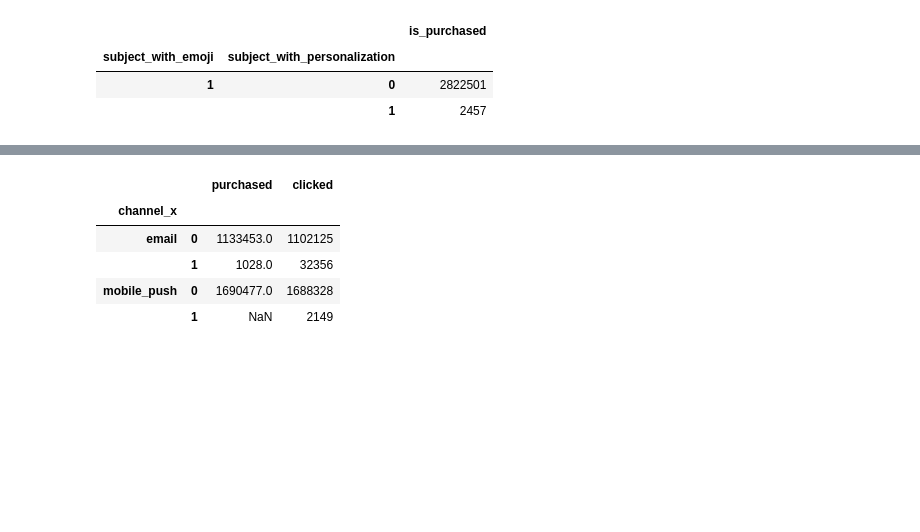
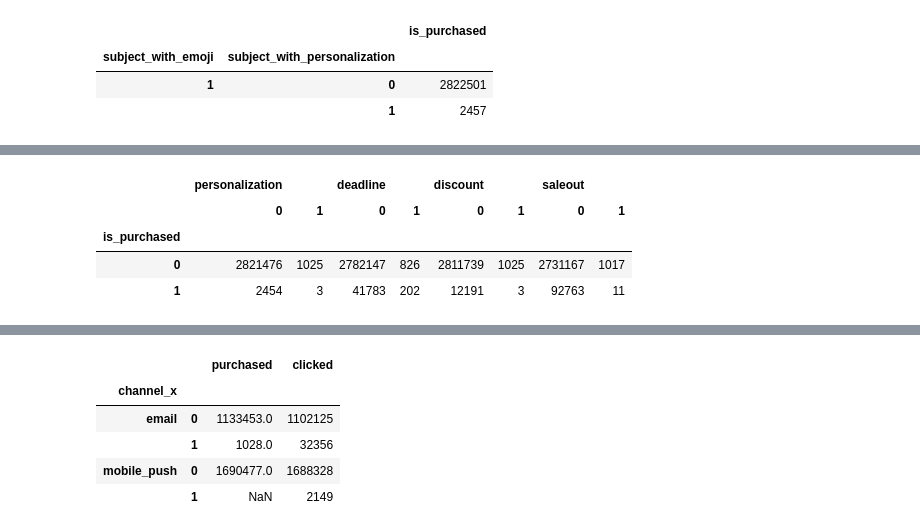
Before and after one commit to miguelsadorra14/DataWrangling, a Jupyter notebook: project.ipynb, the cells around one changed output, grey strips where cells are left out. Cells and saved outputs as stored; diff of their text form; code cells hidden in the pictures; blank space fills up the shorter version.

```diff
--- a/project.ipynb
+++ b/project.ipynb
@@ -191,31 +211,10 @@ pd.pivot_table(merged_df,
 # %%
 personalization = merged_df.groupby('subject_with_personalization')['is_purchased'].value_counts()
-
 deadline = merged_df.groupby("subject_with_deadline")['is_purchased'].value_counts()
-
-# can remove since every row has an emoji
-emoji = merged_df.groupby("subject_with_emoji")['is_purchased'].value_counts()
-
-# can remove since none have bonuses lol
-bonuses = merged_df.groupby("subject_with_bonuses")['is_purchased'].value_counts()
-display(bonuses)
-display(emoji)
-
-
-
-print("We can remove these values since they are non-informative.")
-
 discounts = merged_df.groupby("subject_with_discount")['is_purchased'].value_counts()
-
 saleout = merged_df.groupby('subject_with_saleout')['is_purchased'].value_counts()
 
 result = pd.concat([personalization, deadline, discounts, saleout], axis=1, keys=['personalization', 'deadline', 'discount', 'saleout'])
-display(result)
-print("Columns: ",result.columns.values)
-print("Indexes: ",result.index.values)
-
-
-
-
-# plt.figure(figsize = (10,6))
-# plt.plot(topic_len)
+index = pd.MultiIndex.from_tuples([(0, 0), (0, 1), (1, 0), (1, 1)], names=['is_purchased', ''])
+final_result = pd.DataFrame(result, index=index)
+final_result = final_result.unstack().fillna(0).astype(int)
@@ -245,0 +221,8 @@ Name: is_purchased, dtype: int64
+# %%
+display(final_result)
+# %% [output]
+|  | personalization |  | deadline |  | discount |  | saleout |  |
+|  | 0 | 1 | 0 | 1 | 0 | 1 | 0 | 1 |
+| is_purchased |  |  |  |  |  |  |  |  |
+| 0 | 2821476 | 1025 | 2782147 | 826 | 2811739 | 1025 | 2731167 | 1017 |
+| 1 | 2454 | 3 | 41783 | 202 | 12191 | 3 | 92763 | 11 |
```
Also changed, not shown: parts of 19 cells of this notebook.
